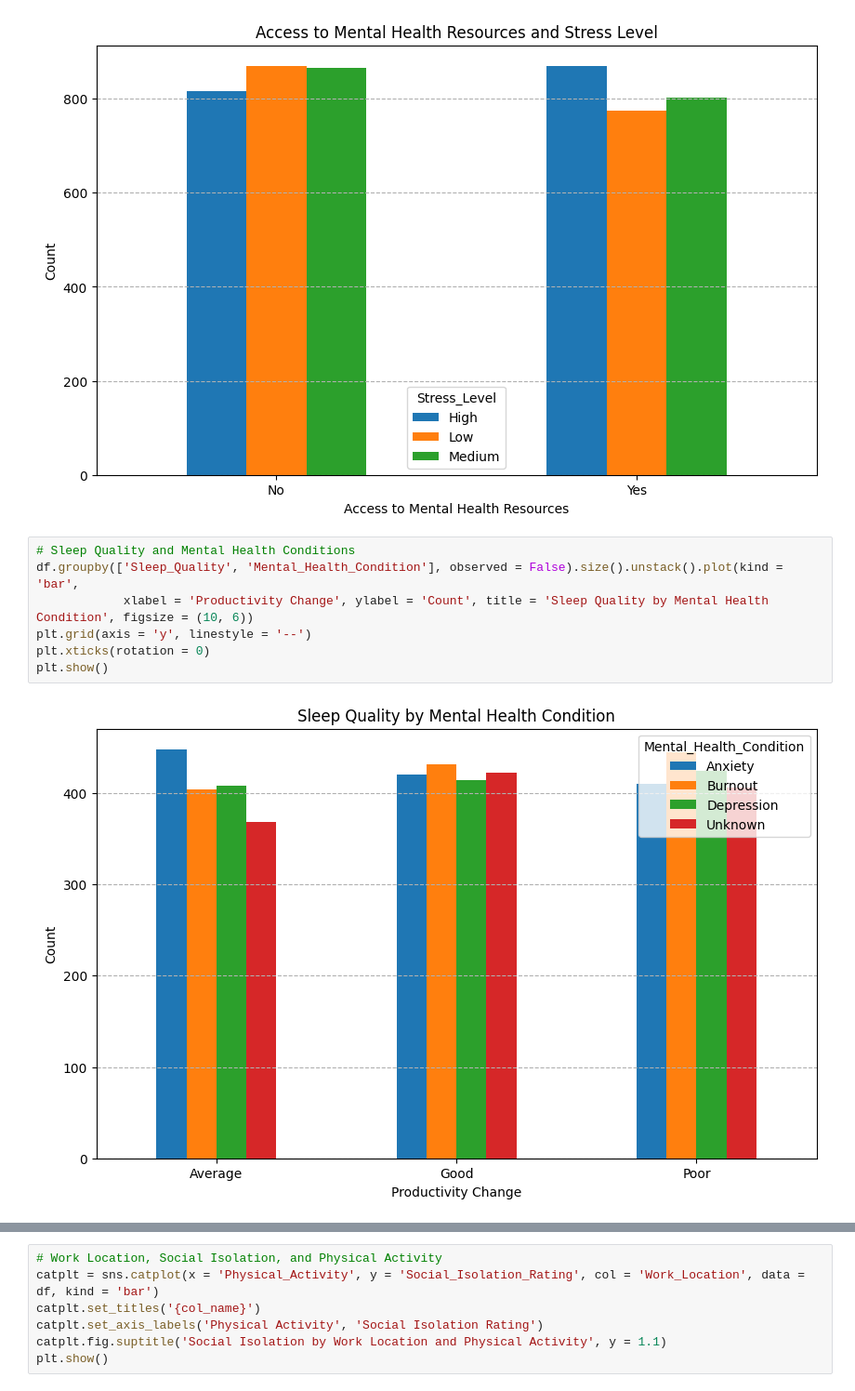
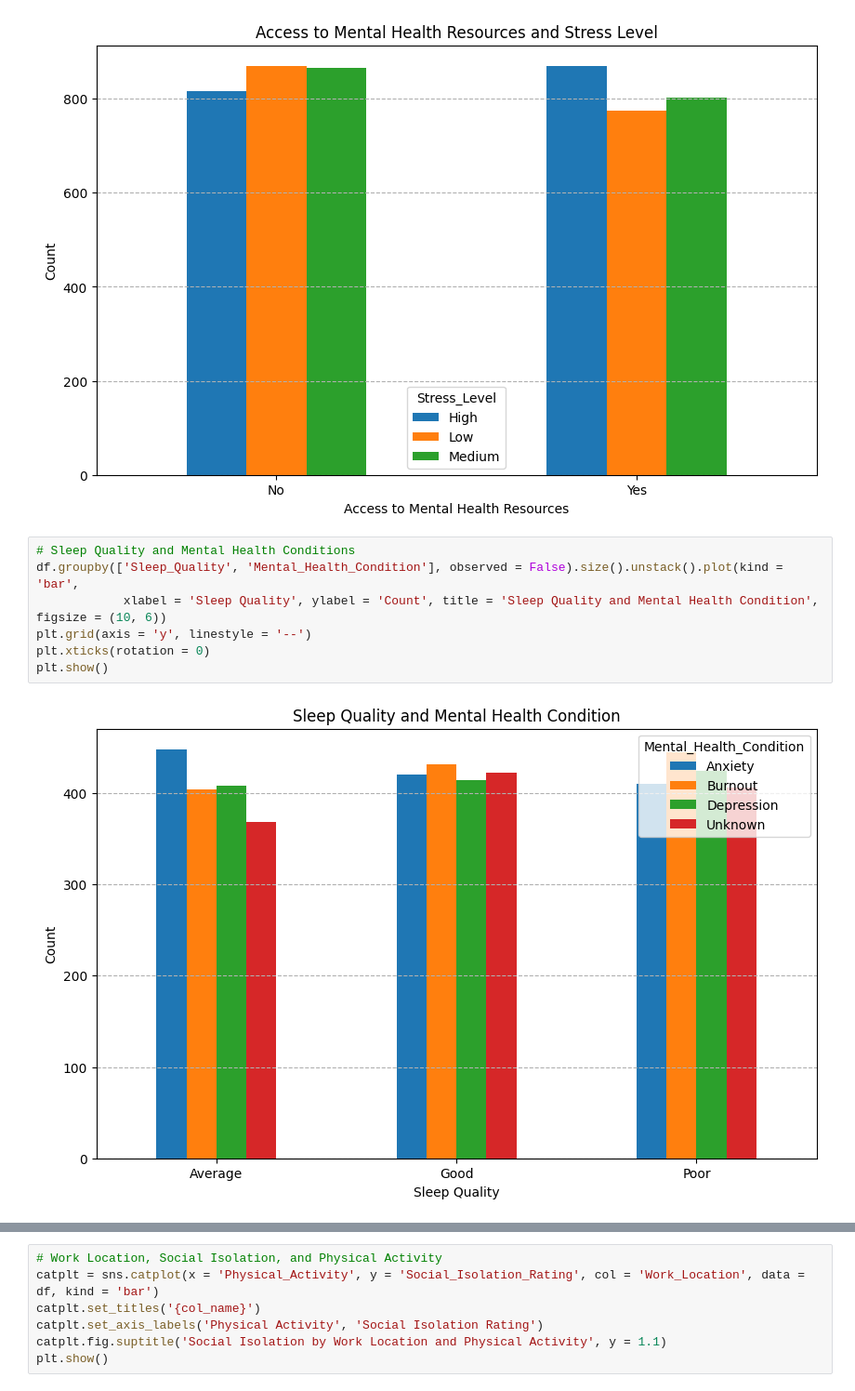
Before and after one commit to sibashisks/DataDrivenAnalysis_For_RemoteWork_And_MentalHealth, a Jupyter notebook: 03-EDA.ipynb, the cells around one changed output, grey strips where cells are left out. Shown at 93% size. Cells and saved outputs as stored; diff of their text form.

```diff
--- a/03-EDA.ipynb
+++ b/03-EDA.ipynb
@@ -103,9 +103,9 @@ plt.show()
 # %%
 # Sleep Quality and Mental Health Conditions
 df.groupby(['Sleep_Quality', 'Mental_Health_Condition'], observed = False).size().unstack().plot(kind = 'bar',
-            xlabel = 'Productivity Change', ylabel = 'Count', title = 'Sleep Quality by Mental Health Condition', figsize = (10, 6))
+            xlabel = 'Sleep Quality', ylabel = 'Count', title = 'Sleep Quality and Mental Health Condition', figsize = (10, 6))
 plt.grid(axis = 'y', linestyle = '--')
 plt.xticks(rotation = 0)
 plt.show()
 # %% [output]
-[figure, old version]
+[figure, new version]
```
Also changed, not shown: parts of 13 cells of this notebook.
